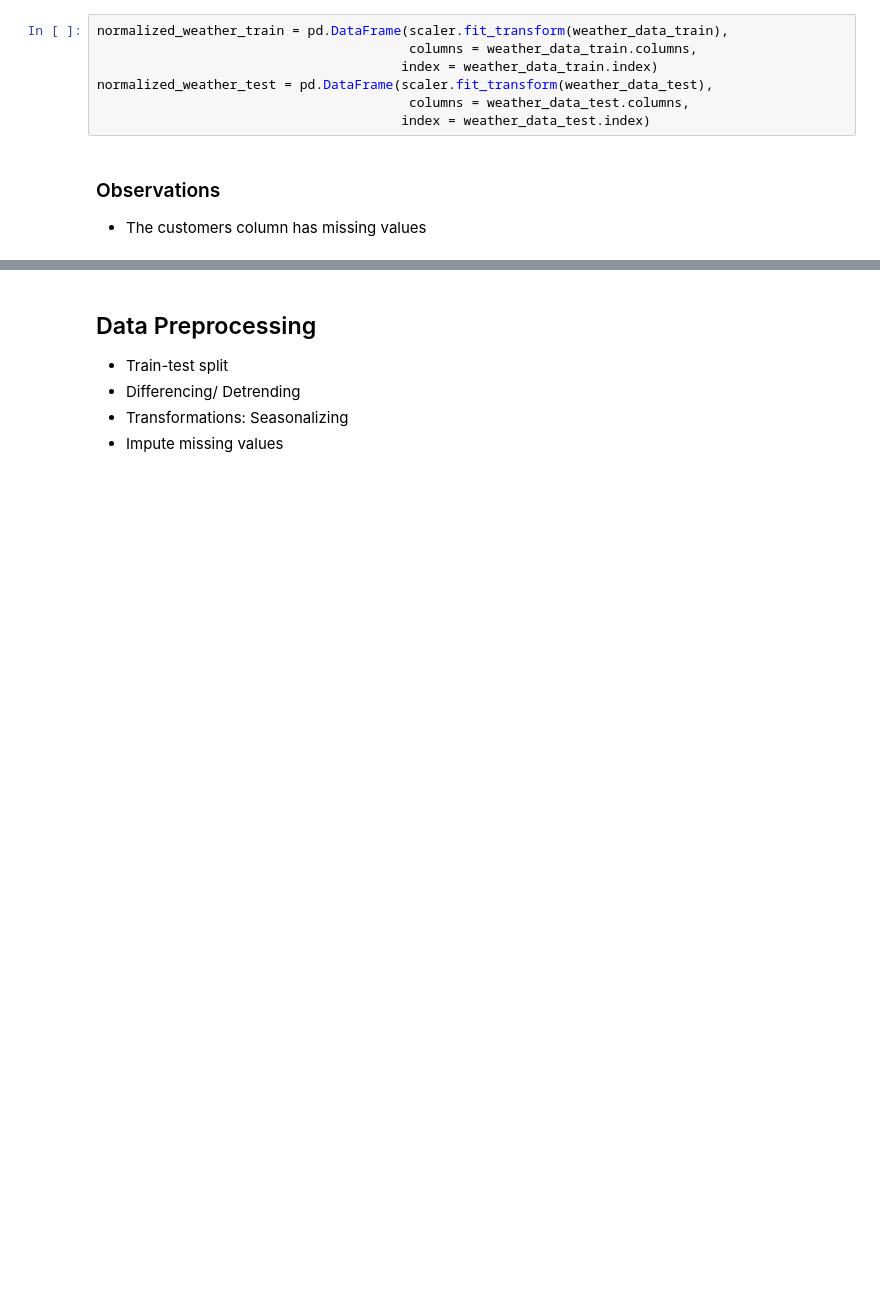
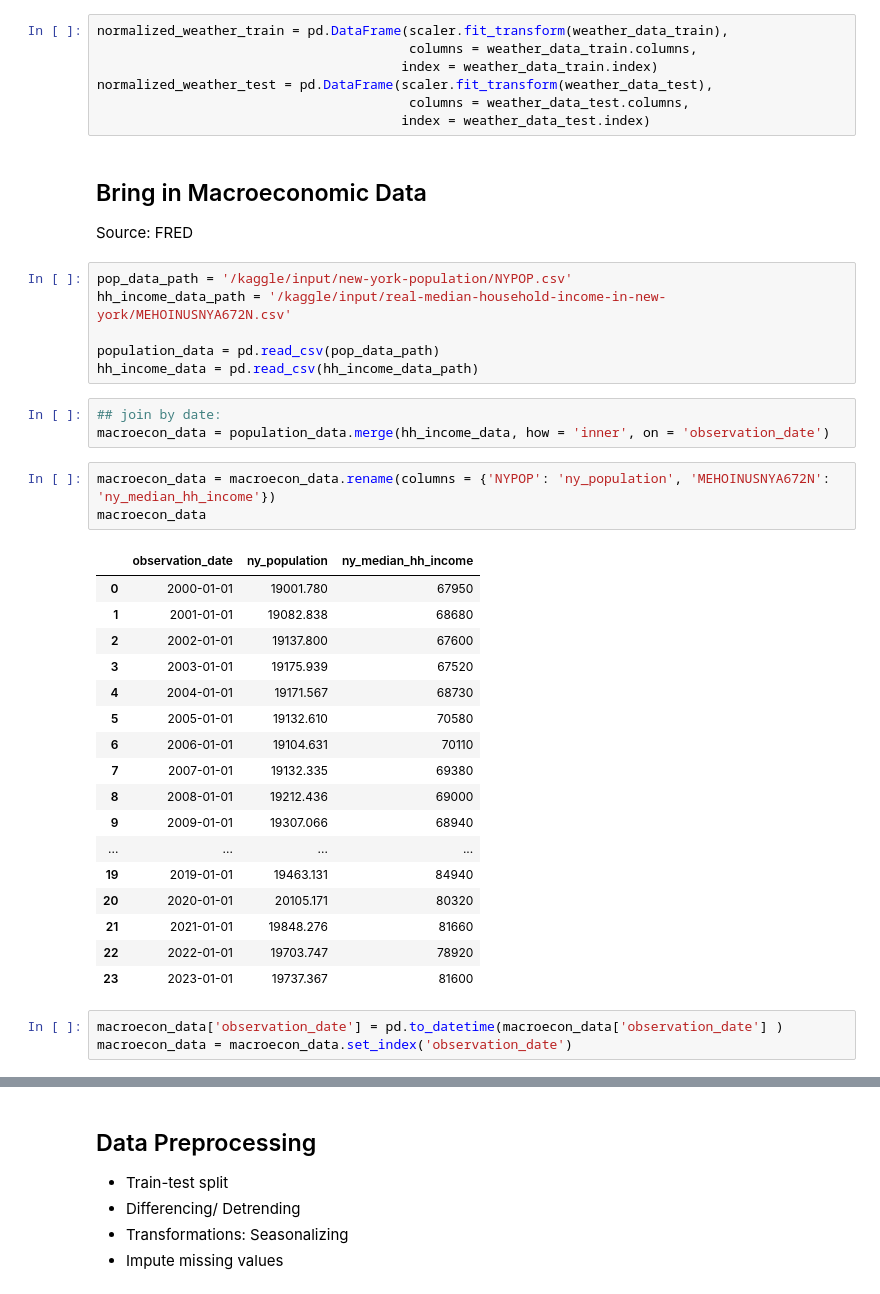
Before and after one commit to vanikanoria/ElectricityPriceForecasting, a Jupyter notebook: predicting-electricity-prices.ipynb, the cells around one changed output, grey strips where cells are left out. Cells and saved outputs as stored; diff of their text form; blank space fills up the shorter version.

Commit message:
Bringing in macroeconomic data

```diff
--- a/predicting-electricity-prices.ipynb
+++ b/predicting-electricity-prices.ipynb
@@ -544,6 +540,39 @@ normalized_weather_train = pd.DataFrame(scaler.fit_transform(weather_data_train)
 normalized_weather_test = pd.DataFrame(scaler.fit_transform(weather_data_test),
                                         columns = weather_data_test.columns,
                                        index = weather_data_test.index)
-# %% [markdown]
-### Observations
-* The customers column has missing values
+# %% [markdown]
+## Bring in Macroeconomic Data
+Source: FRED
+# %%
+pop_data_path = '/kaggle/input/new-york-population/NYPOP.csv'
+hh_income_data_path = '/kaggle/input/real-median-household-income-in-new-york/MEHOINUSNYA672N.csv'
+
+population_data = pd.read_csv(pop_data_path)
+hh_income_data = pd.read_csv(hh_income_data_path)
+# %%
+## join by date:
+macroecon_data = population_data.merge(hh_income_data, how = 'inner', on = 'observation_date')
+# %%
+macroecon_data = macroecon_data.rename(columns = {'NYPOP': 'ny_population', 'MEHOINUSNYA672N': 'ny_median_hh_income'})
+macroecon_data
+# %% [output]
+|  | observation_date | ny_population | ny_median_hh_income |
+| 0 | 2000-01-01 | 19001.780 | 67950 |
+| 1 | 2001-01-01 | 19082.838 | 68680 |
+| 2 | 2002-01-01 | 19137.800 | 67600 |
+| 3 | 2003-01-01 | 19175.939 | 67520 |
+| 4 | 2004-01-01 | 19171.567 | 68730 |
+| 5 | 2005-01-01 | 19132.610 | 70580 |
+| 6 | 2006-01-01 | 19104.631 | 70110 |
+| 7 | 2007-01-01 | 19132.335 | 69380 |
+| 8 | 2008-01-01 | 19212.436 | 69000 |
+| 9 | 2009-01-01 | 19307.066 | 68940 |
+| ... | ... | ... | ... |
+| 19 | 2019-01-01 | 19463.131 | 84940 |
+| 20 | 2020-01-01 | 20105.171 | 80320 |
+| 21 | 2021-01-01 | 19848.276 | 81660 |
+| 22 | 2022-01-01 | 19703.747 | 78920 |
+| 23 | 2023-01-01 | 19737.367 | 81600 |
+# %%
+macroecon_data['observation_date'] = pd.to_datetime(macroecon_data['observation_date'] )
+macroecon_data = macroecon_data.set_index('observation_date')
```
Also changed, not shown: parts of 18 cells of this notebook.
